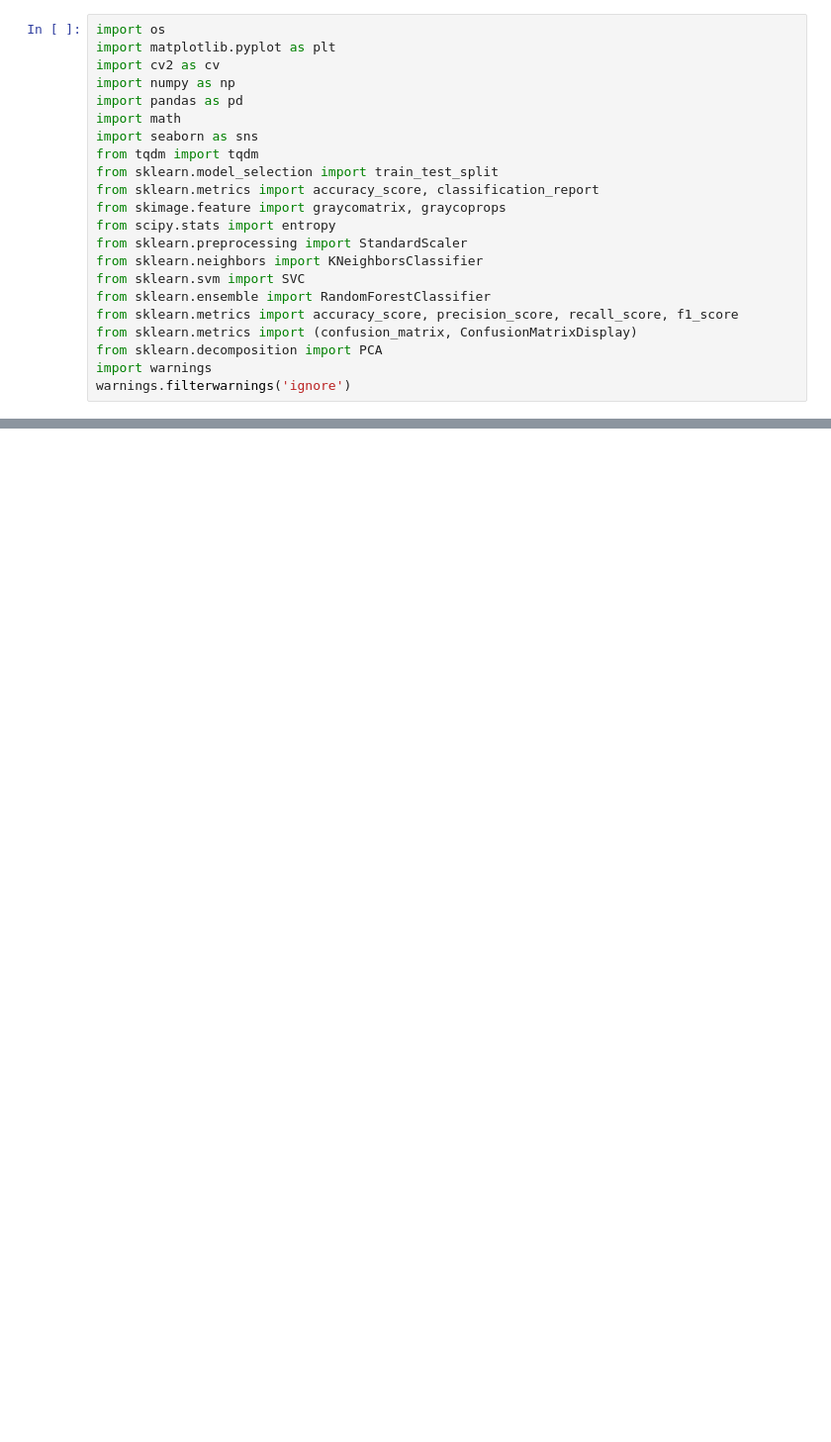
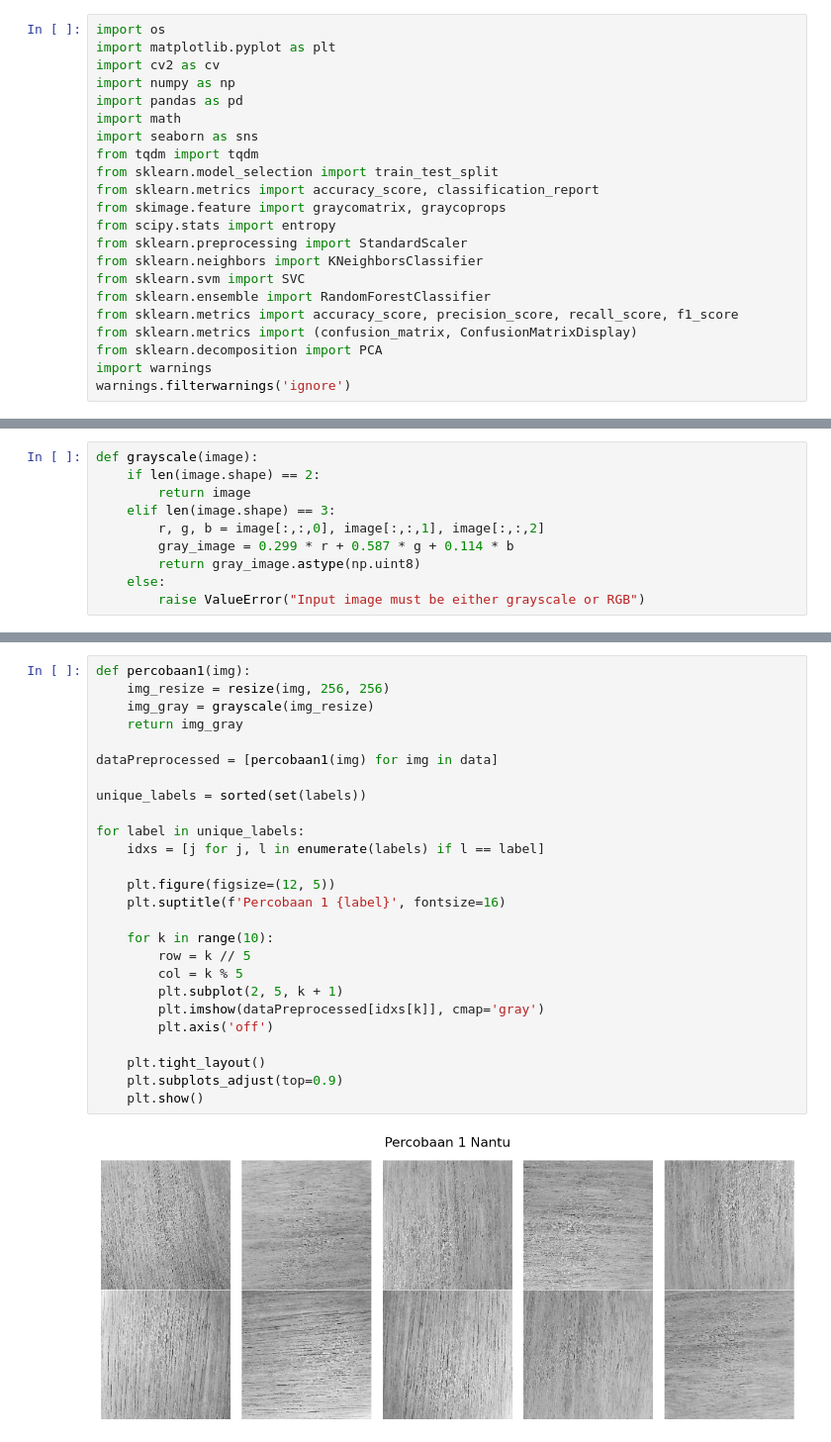
Before and after one commit to Sagos4321/PCD-Project-Kelompok-3, a Jupyter notebook: Percobaan1.ipynb, the cells around one changed output, grey strips where cells are left out. Shown at 99% size. Drawn from its saved outputs; the diff is of its cells as text; blank space fills up the shorter version.

```diff
--- a/Percobaan1.ipynb
+++ b/Percobaan1.ipynb
@@ -73,0 +60,10 @@ Total label: 315
+# %%
+def grayscale(image):
+    if len(image.shape) == 2:
+        return image
+    elif len(image.shape) == 3:
+        r, g, b = image[:,:,0], image[:,:,1], image[:,:,2]
+        gray_image = 0.299 * r + 0.587 * g + 0.114 * b
+        return gray_image.astype(np.uint8)
+    else:
+        raise ValueError("Input image must be either grayscale or RGB")
@@ -73,0 +107,28 @@ Total label: 315
+# %%
+def percobaan1(img):
+    img_resize = resize(img, 256, 256)
+    img_gray = grayscale(img_resize)
+    return img_gray
+
+dataPreprocessed = [percobaan1(img) for img in data]
+
+unique_labels = sorted(set(labels))
+
+for label in unique_labels:
+    idxs = [j for j, l in enumerate(labels) if l == label]
+
+    plt.figure(figsize=(12, 5))
+    plt.suptitle(f'Percobaan 1 {label}', fontsize=16)
+
+    for k in range(10):
+        row = k // 5
+        col = k % 5
+        plt.subplot(2, 5, k + 1)
+        plt.imshow(dataPreprocessed[idxs[k]], cmap='gray')
+        plt.axis('off')
+
+    plt.tight_layout()
+    plt.subplots_adjust(top=0.9)
+    plt.show()
+# %% [output]
+[figure, added]
```
Also changed, not shown: parts of 34 cells of this notebook.
